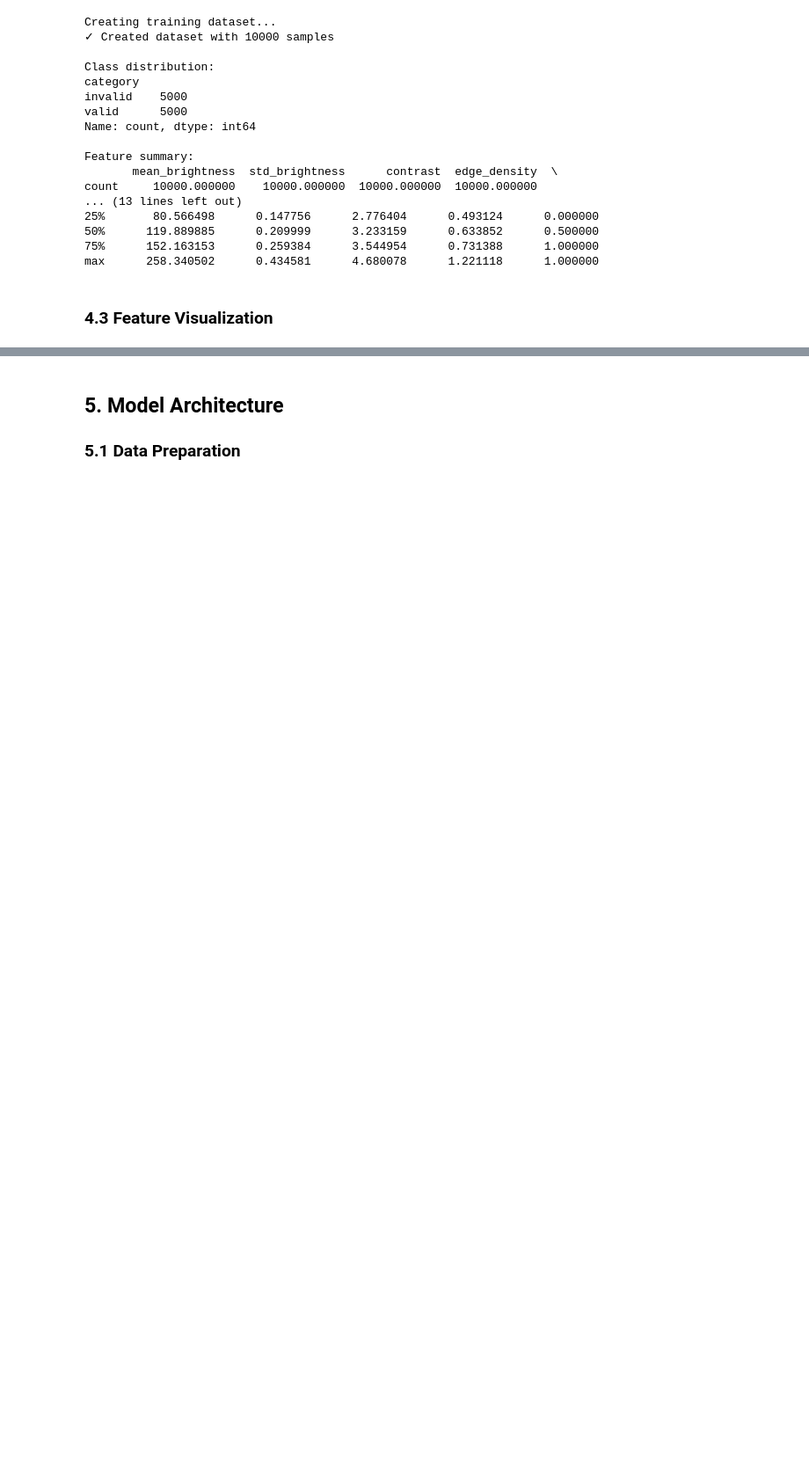
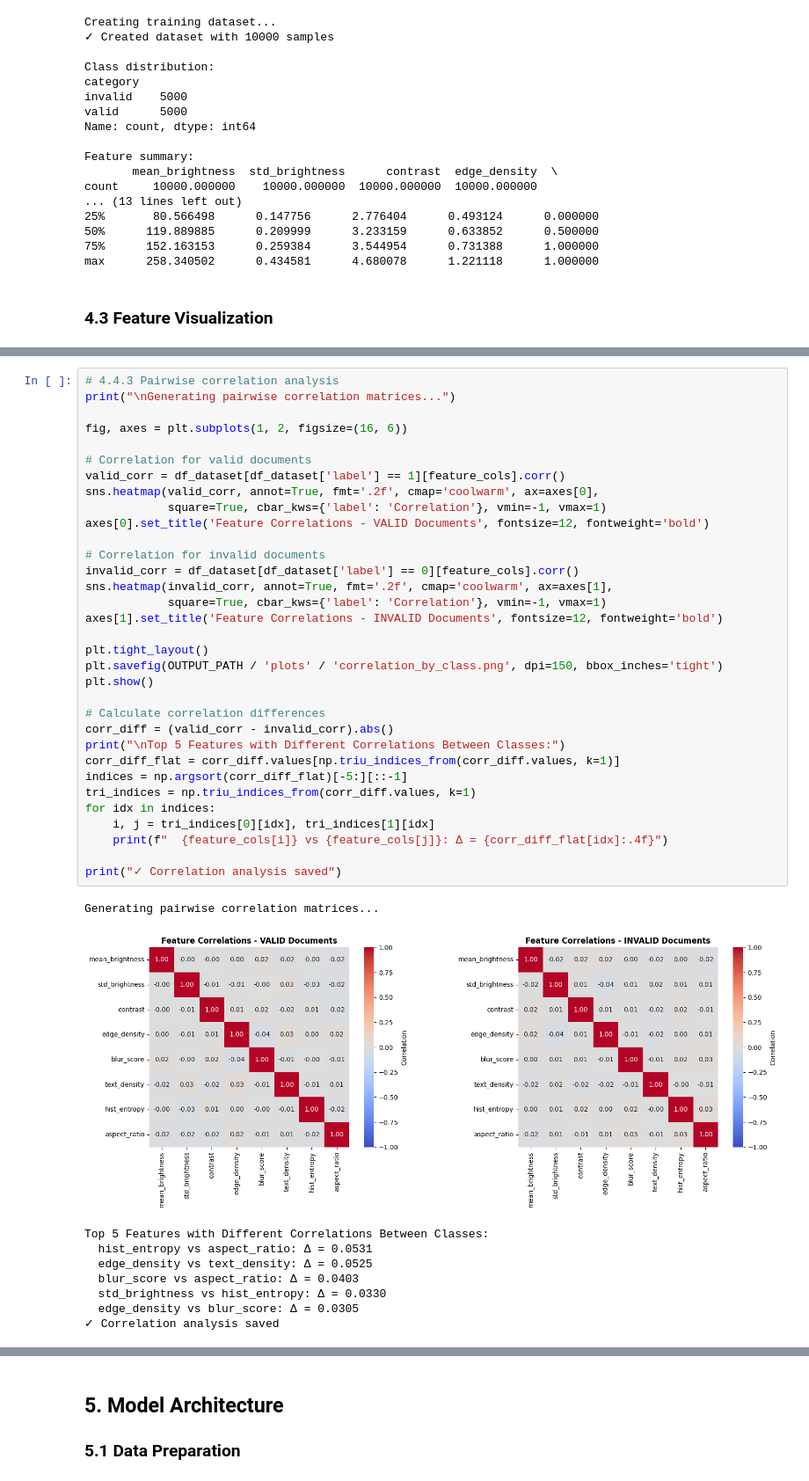
Before and after one commit to jkeza1/ml-document-verifier, a Jupyter notebook: Document_Verification_ML_Model.ipynb, the cells around one changed output, grey strips where cells are left out. Shown at 88% size. Saved outputs shown, nothing was run; the diff lists cells and outputs as text; blank space fills up the shorter version.

```diff
--- a/Document_Verification_ML_Model.ipynb
+++ b/Document_Verification_ML_Model.ipynb
@@ -968,0 +1103,43 @@ plt.show()
+# %%
+# 4.4.3 Pairwise correlation analysis
+print("\nGenerating pairwise correlation matrices...")
+
+fig, axes = plt.subplots(1, 2, figsize=(16, 6))
+
+# Correlation for valid documents
+valid_corr = df_dataset[df_dataset['label'] == 1][feature_cols].corr()
+sns.heatmap(valid_corr, annot=True, fmt='.2f', cmap='coolwarm', ax=axes[0],
+            square=True, cbar_kws={'label': 'Correlation'}, vmin=-1, vmax=1)
+axes[0].set_title('Feature Correlations - VALID Documents', fontsize=12, fontweight='bold')
+
+# Correlation for invalid documents
+invalid_corr = df_dataset[df_dataset['label'] == 0][feature_cols].corr()
+sns.heatmap(invalid_corr, annot=True, fmt='.2f', cmap='coolwarm', ax=axes[1],
+            square=True, cbar_kws={'label': 'Correlation'}, vmin=-1, vmax=1)
+axes[1].set_title('Feature Correlations - INVALID Documents', fontsize=12, fontweight='bold')
+
+plt.tight_layout()
+plt.savefig(OUTPUT_PATH / 'plots' / 'correlation_by_class.png', dpi=150, bbox_inches='tight')
+plt.show()
+
+# Calculate correlation differences
+corr_diff = (valid_corr - invalid_corr).abs()
+print("\nTop 5 Features with Different Correlations Between Classes:")
+corr_diff_flat = corr_diff.values[np.triu_indices_from(corr_diff.values, k=1)]
+indices = np.argsort(corr_diff_flat)[-5:][::-1]
+tri_indices = np.triu_indices_from(corr_diff.values, k=1)
+for idx in indices:
+    i, j = tri_indices[0][idx], tri_indices[1][idx]
+    print(f"  {feature_cols[i]} vs {feature_cols[j]}: Δ = {corr_diff_flat[idx]:.4f}")
+
+print("✓ Correlation analysis saved")
+# %% [output]
+Generating pairwise correlation matrices...
+[figure, added]
+Top 5 Features with Different Correlations Between Classes:
+  hist_entropy vs aspect_ratio: Δ = 0.0531
+  edge_density vs text_density: Δ = 0.0525
+  blur_score vs aspect_ratio: Δ = 0.0403
+  std_brightness vs hist_entropy: Δ = 0.0330
+  edge_density vs blur_score: Δ = 0.0305
+✓ Correlation analysis saved
```
Also changed, not shown: parts of 48 cells of this notebook.
